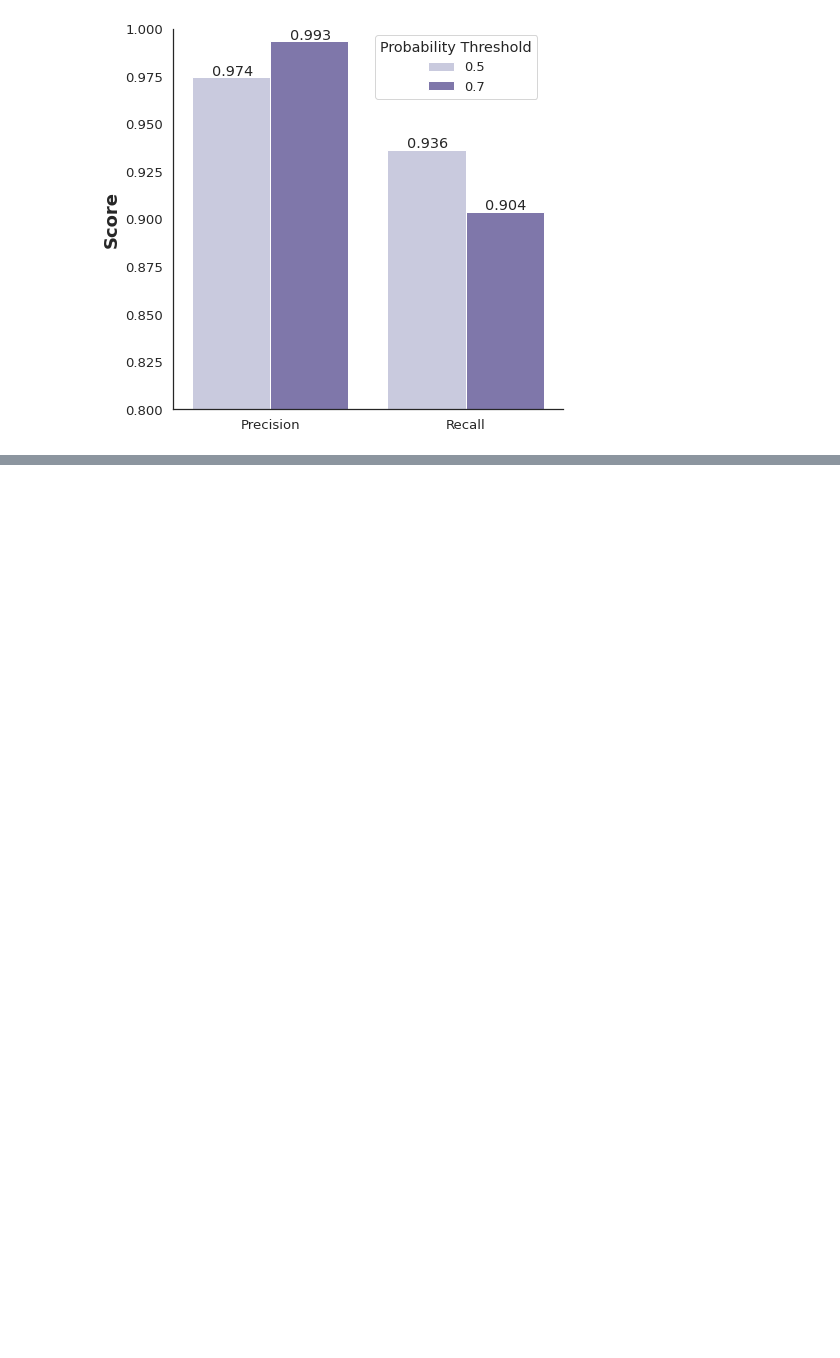
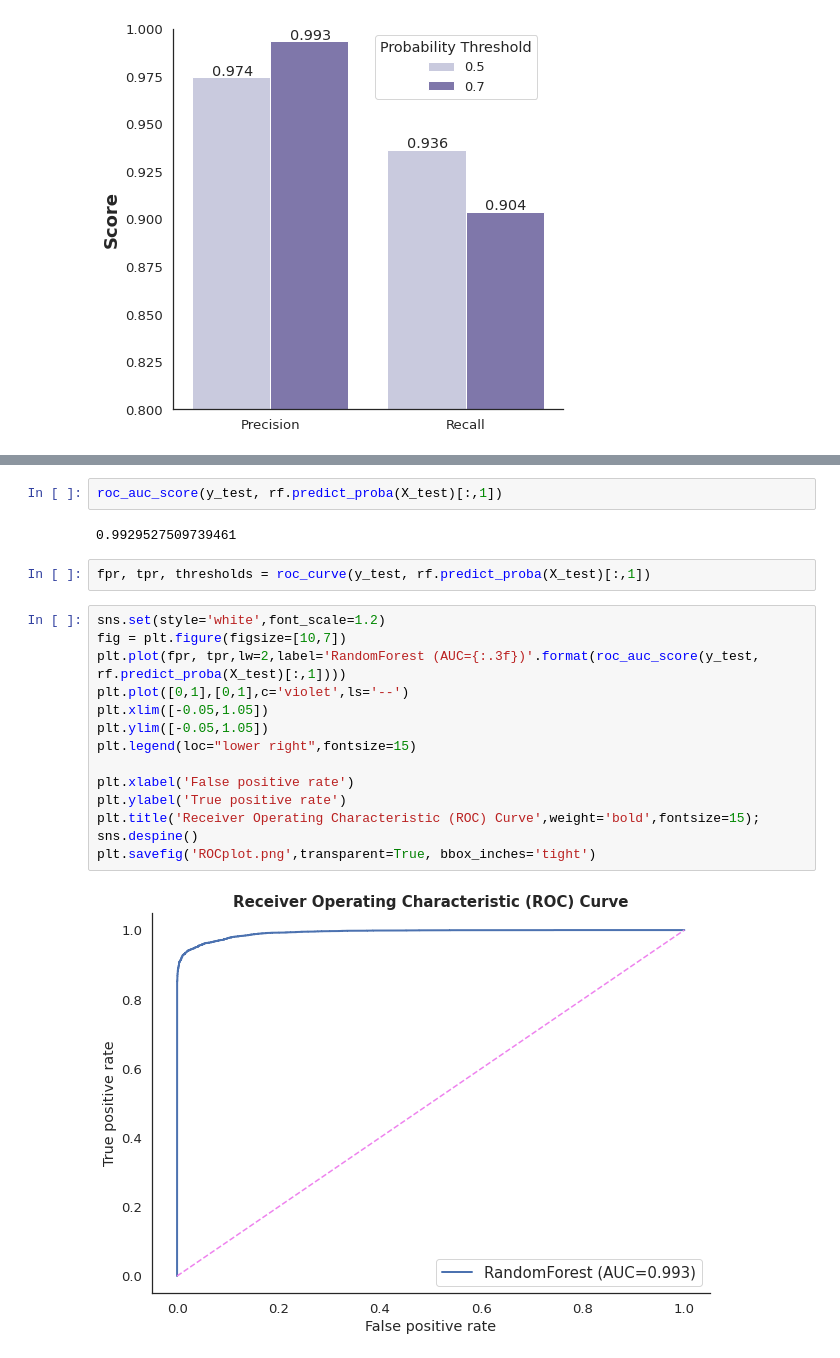
Before and after one commit to federicoding/Airline_Satisfaction, a Jupyter notebook: Airline_Satisfaction_Project.ipynb, the cells around one changed output, grey strips where cells are left out. Saved outputs shown, nothing was run; the diff lists cells and outputs as text; blank space fills up the shorter version.

```diff
--- a/Airline_Satisfaction_Project.ipynb
+++ b/Airline_Satisfaction_Project.ipynb
@@ -810,0 +855,22 @@ plt.savefig('probabilityplot.png',transparent=True, bbox_inches='tight')
+# %%
+roc_auc_score(y_test, rf.predict_proba(X_test)[:,1])
+# %% [output]
+0.9929527509739461
+# %%
+fpr, tpr, thresholds = roc_curve(y_test, rf.predict_proba(X_test)[:,1])
+# %%
+sns.set(style='white',font_scale=1.2)
+fig = plt.figure(figsize=[10,7])
+plt.plot(fpr, tpr,lw=2,label='RandomForest (AUC={:.3f})'.format(roc_auc_score(y_test, rf.predict_proba(X_test)[:,1])))
+plt.plot([0,1],[0,1],c='violet',ls='--')
+plt.xlim([-0.05,1.05])
+plt.ylim([-0.05,1.05])
+plt.legend(loc="lower right",fontsize=15)
+
+plt.xlabel('False positive rate')
+plt.ylabel('True positive rate')
+plt.title('Receiver Operating Characteristic (ROC) Curve',weight='bold',fontsize=15);
+sns.despine()
+plt.savefig('ROCplot.png',transparent=True, bbox_inches='tight')
+# %% [output]
+[figure, added]
```
Also changed, not shown: parts of 13 cells of this notebook.
